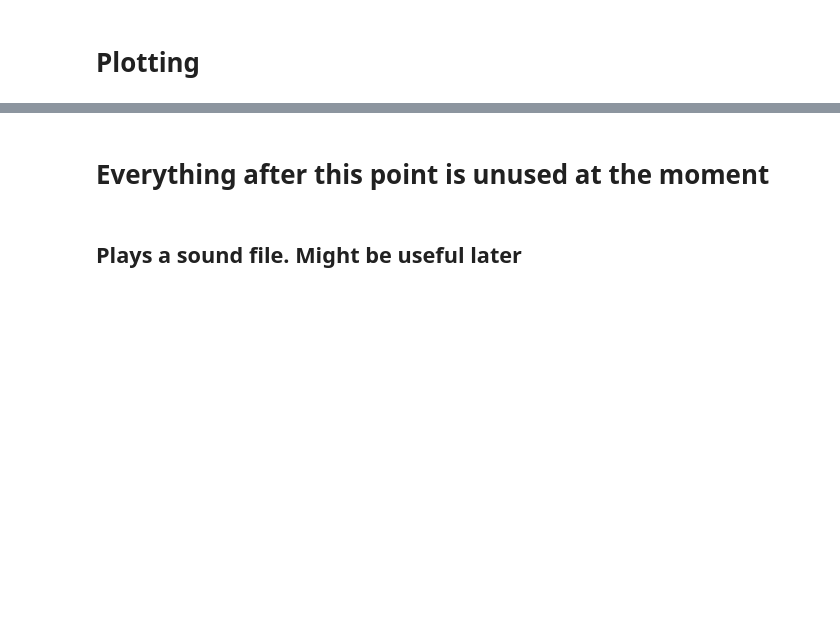
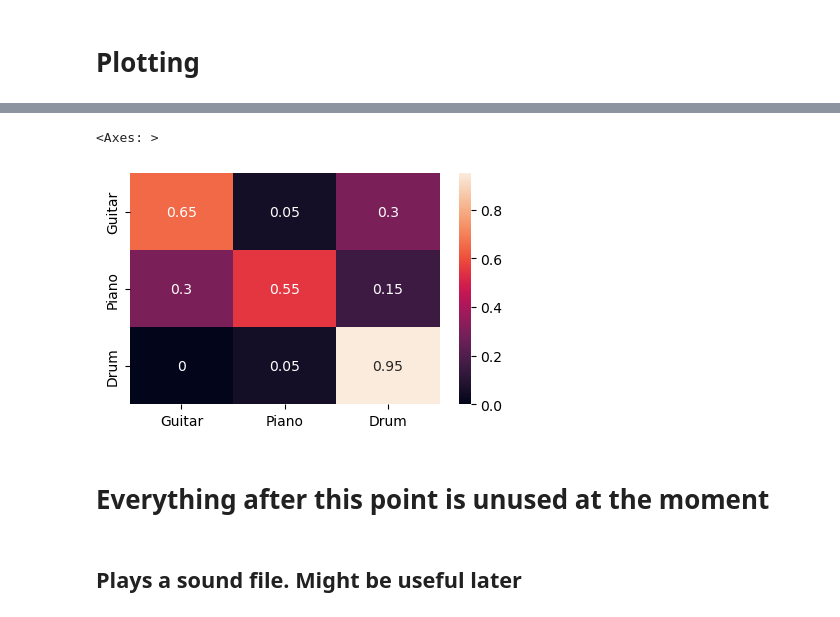
Before and after one commit to cristex/DML-Project, a Jupyter notebook: musical-instrument-detection.ipynb, the cells around one changed output, grey strips where cells are left out. Drawn from its saved outputs; the diff is of its cells as text; code cells hidden in the pictures; blank space fills up the shorter version.

```diff
--- a/musical-instrument-detection.ipynb
+++ b/musical-instrument-detection.ipynb
@@ -601,3 +673,17 @@ plotting(first_train_losses, first_val_losses, first_train_accs, first_val_accs,
+# %%
+from sklearn.metrics import confusion_matrix
+import seaborn as sn
+confmat = confusion_matrix(y_correct, y_predictions)
+names = ['Guitar', 'Piano', 'Drum']
+df_cm = pd.DataFrame(confmat / np.sum(confmat, axis=1)[:, None], index = [i for i in names],
+                     columns = [i for i in names])
+
+# Plot matrix and add colours
+plt.figure(figsize=(5,3))
+sn.heatmap(df_cm, annot=True)
+# %% [output]
+<Axes: >
+[figure, added]
 # %% [markdown]
 # Everything after this point is unused at the moment
 # %%
```
Also changed, not shown: parts of 10 cells of this notebook.
